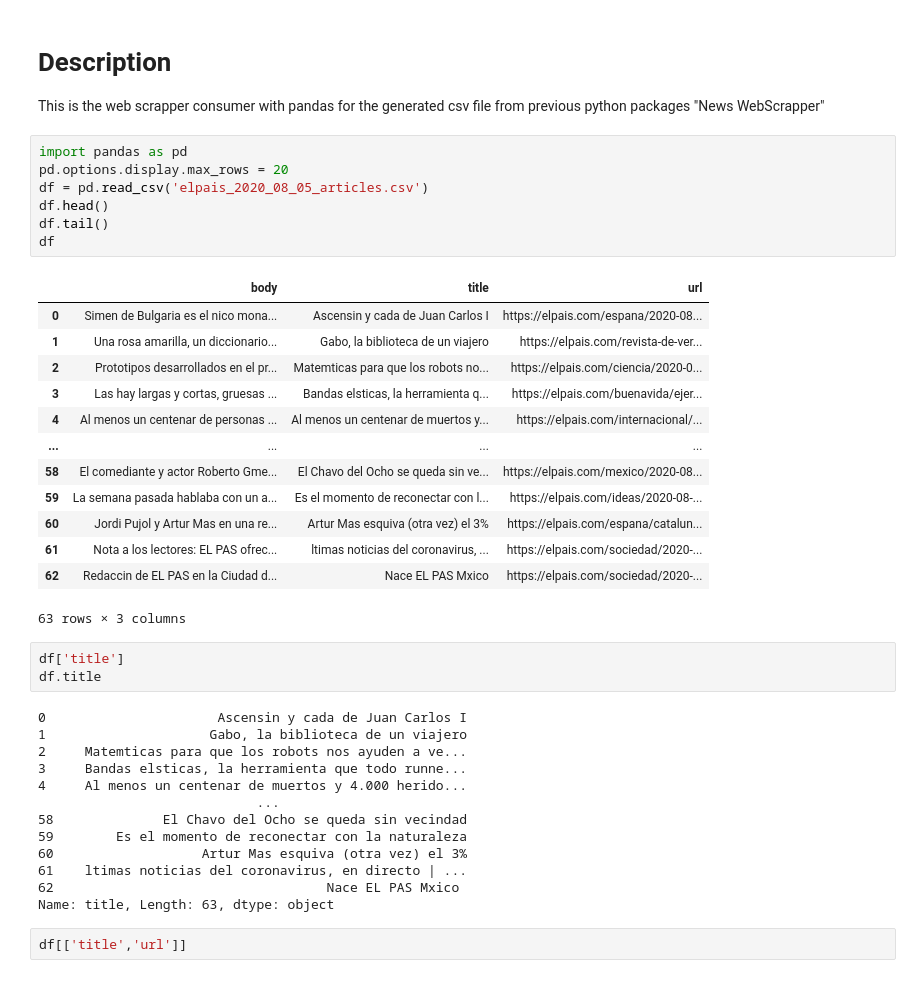
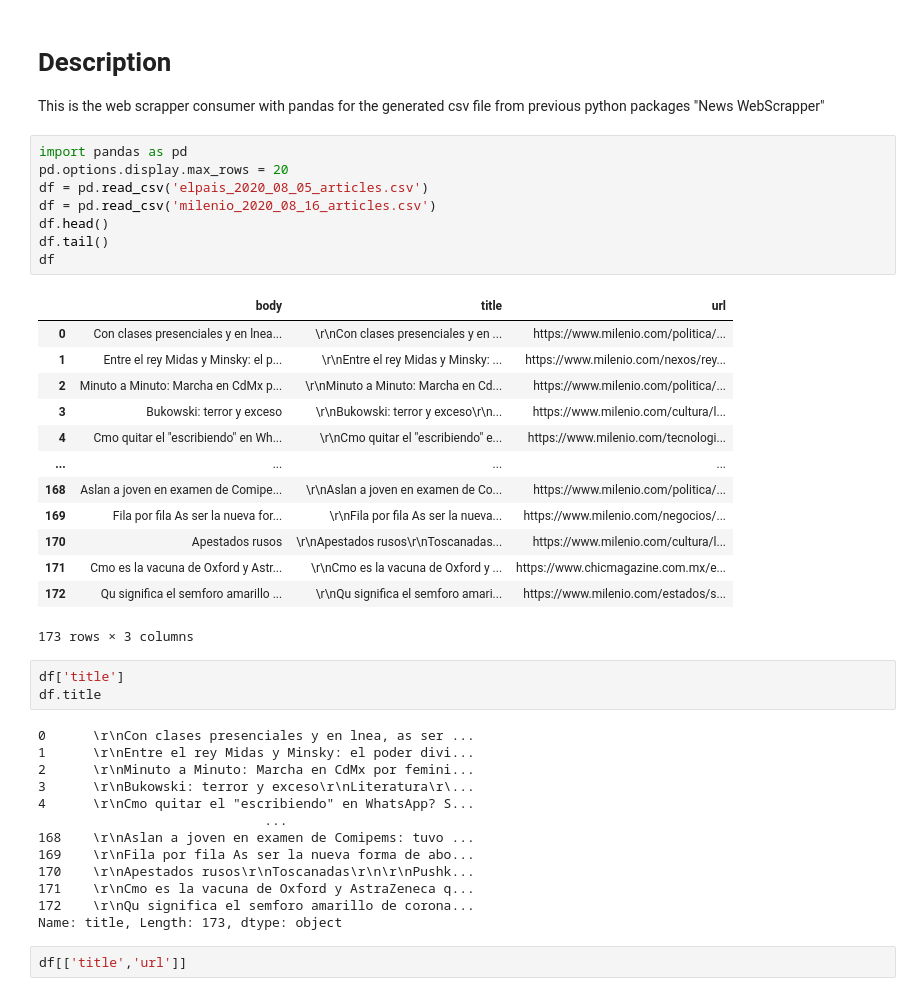
Before and after one commit to asahicantu/dotnetcoreapi, a Jupyter notebook: DS-DataEngineeringWithPython/web_scrapper/WS_Consumer.ipynb, the cells around one changed output. Cells and saved outputs as stored; diff of their text form.

Commit message:
Finished Course Data Engineering with python under directory DS-DataEngineeringWithPython

```diff
--- a/DS-DataEngineeringWithPython/web_scrapper/WS_Consumer.ipynb
+++ b/DS-DataEngineeringWithPython/web_scrapper/WS_Consumer.ipynb
@@ -5,40 +5,41 @@ This is the web scrapper consumer with pandas for the generated csv file from pr
 # %%
 import pandas as pd
 pd.options.display.max_rows = 20
 df = pd.read_csv('elpais_2020_08_05_articles.csv')
+df = pd.read_csv('milenio_2020_08_16_articles.csv')
 df.head()
 df.tail()
 df
 # %% [output]
 |  | body | title | url |
-| 0 | Simen de Bulgaria es el nico mona... | Ascensin y cada de Juan Carlos I | https://elpais.com/espana/2020-08... |
-| 1 | Una rosa amarilla, un diccionario... | Gabo, la biblioteca de un viajero | https://elpais.com/revista-de-ver... |
-| 2 | Prototipos desarrollados en el pr... | Matemticas para que los robots no... | https://elpais.com/ciencia/2020-0... |
-| 3 | Las hay largas y cortas, gruesas ... | Bandas elsticas, la herramienta q... | https://elpais.com/buenavida/ejer... |
-| 4 | Al menos un centenar de personas ... | Al menos un centenar de muertos y... | https://elpais.com/internacional/... |
+| 0 | Con clases presenciales y en lnea... | \r\nCon clases presenciales y en ... | https://www.milenio.com/politica/... |
+| 1 | Entre el rey Midas y Minsky: el p... | \r\nEntre el rey Midas y Minsky: ... | https://www.milenio.com/nexos/rey... |
+| 2 | Minuto a Minuto: Marcha en CdMx p... | \r\nMinuto a Minuto: Marcha en Cd... | https://www.milenio.com/politica/... |
+| 3 | Bukowski: terror y exceso | \r\nBukowski: terror y exceso\r\n... | https://www.milenio.com/cultura/l... |
+| 4 | Cmo quitar el "escribiendo" en Wh... | \r\nCmo quitar el "escribiendo" e... | https://www.milenio.com/tecnologi... |
 | ... | ... | ... | ... |
-| 58 | El comediante y actor Roberto Gme... | El Chavo del Ocho se queda sin ve... | https://elpais.com/mexico/2020-08... |
-| 59 | La semana pasada hablaba con un a... | Es el momento de reconectar con l... | https://elpais.com/ideas/2020-08-... |
-| 60 | Jordi Pujol y Artur Mas en una re... | Artur Mas esquiva (otra vez) el 3% | https://elpais.com/espana/catalun... |
-| 61 | Nota a los lectores: EL PAS ofrec... | ltimas noticias del coronavirus, ... | https://elpais.com/sociedad/2020-... |
-| 62 | Redaccin de EL PAS en la Ciudad d... | Nace EL PAS Mxico | https://elpais.com/sociedad/2020-... |
+| 168 | Aslan a joven en examen de Comipe... | \r\nAslan a joven en examen de Co... | https://www.milenio.com/politica/... |
+| 169 | Fila por fila As ser la nueva for... | \r\nFila por fila As ser la nueva... | https://www.milenio.com/negocios/... |
+| 170 | Apestados rusos | \r\nApestados rusos\r\nToscanadas... | https://www.milenio.com/cultura/l... |
+| 171 | Cmo es la vacuna de Oxford y Astr... | \r\nCmo es la vacuna de Oxford y ... | https://www.chicmagazine.com.mx/e... |
+| 172 | Qu significa el semforo amarillo ... | \r\nQu significa el semforo amari... | https://www.milenio.com/estados/s... |
-63 rows × 3 columns
+173 rows × 3 columns
 # %%
 df['title']
 df.title
 # %% [output]
-0                      Ascensin y cada de Juan Carlos I
-1                     Gabo, la biblioteca de un viajero
-2     Matemticas para que los robots nos ayuden a ve...
-3     Bandas elsticas, la herramienta que todo runne...
-4     Al menos un centenar de muertos y 4.000 herido...
-                            ...
-58              El Chavo del Ocho se queda sin vecindad
-59        Es el momento de reconectar con la naturaleza
-60                   Artur Mas esquiva (otra vez) el 3%
-61    ltimas noticias del coronavirus, en directo | ...
-62                                   Nace EL PAS Mxico
-Name: title, Length: 63, dtype: object
+0      \r\nCon clases presenciales y en lnea, as ser ...
+1      \r\nEntre el rey Midas y Minsky: el poder divi...
+2      \r\nMinuto a Minuto: Marcha en CdMx por femini...
+3      \r\nBukowski: terror y exceso\r\nLiteratura\r\...
+4      \r\nCmo quitar el "escribiendo" en WhatsApp? S...
+                             ...
+168    \r\nAslan a joven en examen de Comipems: tuvo ...
+169    \r\nFila por fila As ser la nueva forma de abo...
+170    \r\nApestados rusos\r\nToscanadas\r\n\r\nPushk...
+171    \r\nCmo es la vacuna de Oxford y AstraZeneca q...
+172    \r\nQu significa el semforo amarillo de corona...
+Name: title, Length: 173, dtype: object
 # %%
 df[['title','url']]
 # %% [output]
```
Also changed, not shown: parts of 20 cells of this notebook, 16 other files.
